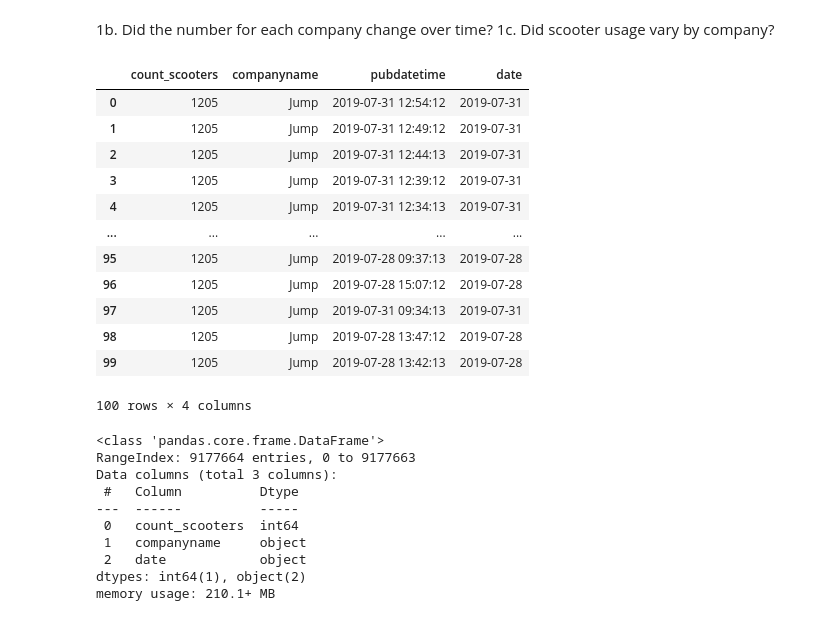
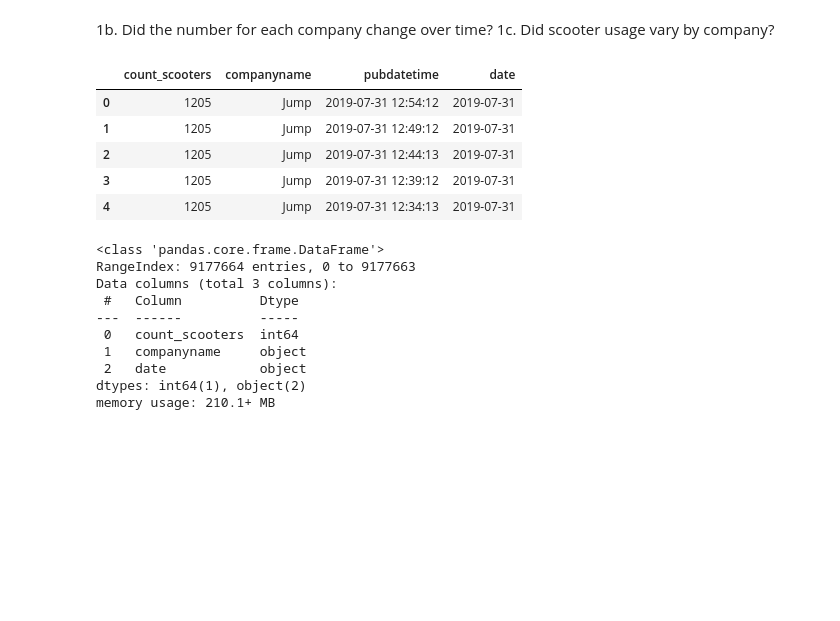
Before and after one commit to NSS-Data-Analytics-Cohort-10/scooters-group-2, a Jupyter notebook: notebooks/scooters_notebook.ipynb, the cells around one changed output. Drawn from its saved outputs; the diff is of its cells as text; code cells hidden in the pictures; blank space fills up the shorter version.

```diff
--- a/notebooks/scooters_notebook.ipynb
+++ b/notebooks/scooters_notebook.ipynb
@@ -351,21 +377,14 @@ memory usage: 210.1+ MB
 1c. Did scooter usage vary by company?
 # %%
 scooters_per_company['date'] = scooters_per_company['pubdatetime'].dt.date
-scooters_per_company.head(100)
+scooters_per_company.head()
 # %% [output]
 |  | count_scooters | companyname | pubdatetime | date |
 | 0 | 1205 | Jump | 2019-07-31 12:54:12 | 2019-07-31 |
 | 1 | 1205 | Jump | 2019-07-31 12:49:12 | 2019-07-31 |
 | 2 | 1205 | Jump | 2019-07-31 12:44:13 | 2019-07-31 |
 | 3 | 1205 | Jump | 2019-07-31 12:39:12 | 2019-07-31 |
 | 4 | 1205 | Jump | 2019-07-31 12:34:13 | 2019-07-31 |
-| ... | ... | ... | ... | ... |
-| 95 | 1205 | Jump | 2019-07-28 09:37:13 | 2019-07-28 |
-| 96 | 1205 | Jump | 2019-07-28 15:07:12 | 2019-07-28 |
-| 97 | 1205 | Jump | 2019-07-31 09:34:13 | 2019-07-31 |
-| 98 | 1205 | Jump | 2019-07-28 13:47:12 | 2019-07-28 |
-| 99 | 1205 | Jump | 2019-07-28 13:42:13 | 2019-07-28 |
-100 rows × 4 columns
 # %%
 scooter_company_date = scooters_per_company[["count_scooters", "companyname","date"]]
 scooter_company_date.info()
```
Also changed, not shown: parts of 23 cells of this notebook.
